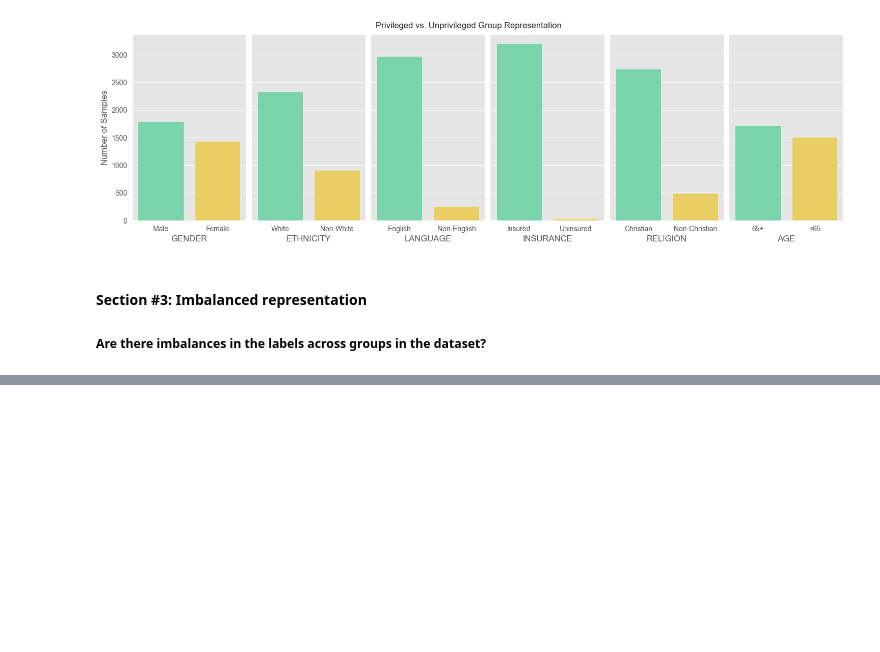
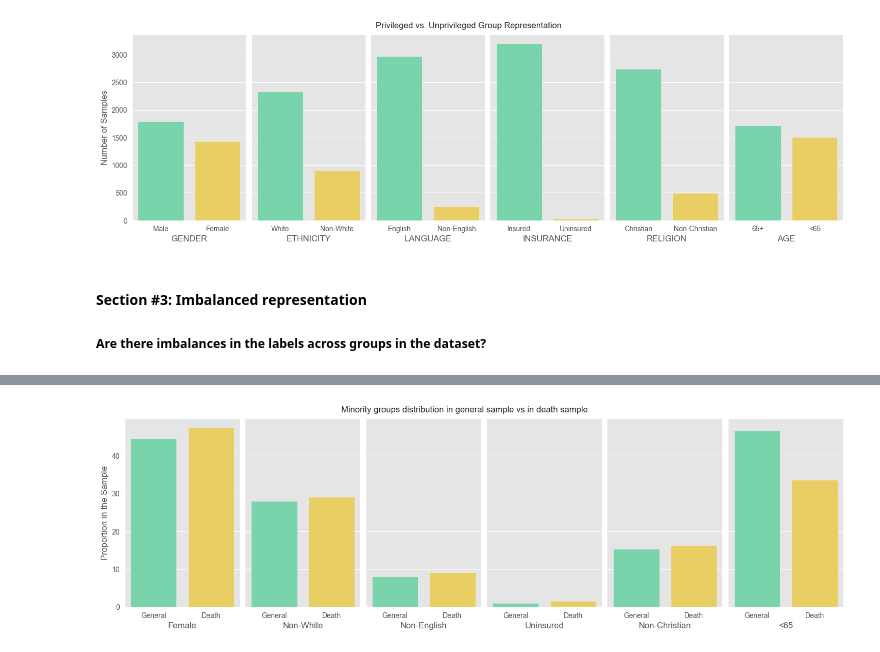
Before and after one commit to eparascho/mimic3-benchmarks, a Jupyter notebook: mimic3fairness/data_bias_quantification.ipynb, the cells around one changed output, grey strips where cells are left out. Saved outputs shown, nothing was run; the diff lists cells and outputs as text; code cells hidden in the pictures; blank space fills up the shorter version.

Commit message:
Eva: final proportional fig. 6

```diff
--- a/mimic3fairness/data_bias_quantification.ipynb
+++ b/mimic3fairness/data_bias_quantification.ipynb
@@ -259,0 +210,20 @@ plt.show()
+# %%
+# the proportion of unprivileged groups in the death sample
+death_df = df.loc[df['Y_TRUE'] == 1]
+
+samples_df = pd.DataFrame(columns=['Class', 'Samples', 'Attribute'])
+for attribute in real_distributions.keys():
+    attribute_df = death_df[attribute].value_counts().reset_index(drop=False)
+    attribute_name = attribute_df.columns[0]
+    attribute_df.rename(columns={attribute_df.columns[0]: 'Class', attribute_df.columns[1]: 'Samples'}, inplace=True)
+    attribute_df['Attribute'] = attribute_name
+    samples_df = pd.concat([samples_df, attribute_df], axis=0)
+samples_df['Label'] = ['Male', 'Female', 'White', 'Non-White', 'English', 'Non-English', 'Insured', 'Uninsured', 'Christian', 'Non-Christian', '65+', '<65']
+
+death_sample_df = pd.DataFrame(columns=['Minority', 'Death Sample'])
+nof_death_sample = samples_df.loc[samples_df['Attribute'] == 'GENDER'].sum()['Samples']
+for minority in minorities:
+    nof_minority = samples_df.loc[samples_df['Label'] == minority]['Samples'].values[0]
+    minority_df =  pd.DataFrame([[minority, nof_minority/nof_death_sample*100]], columns=['Minority', 'Death Sample'])
+    death_sample_df = pd.concat([death_sample_df, minority_df], axis=0)
+death_sample_df
@@ -259,0 +238,9 @@ plt.show()
+# %%
+# merge dataframes na change df format
+plot_df = general_samples_df.merge(death_sample_df, on='Minority', how='left')
+plot_df = pd.concat([plot_df, plot_df.copy()], axis=0, ignore_index=True)
+plot_df.loc[6:11, 'General Sample'] = list(plot_df.loc[0:5, 'Death Sample'])
+plot_df['Sample'] = ['General', 'General', 'General', 'General', 'General', 'General', 'Death', 'Death', 'Death', 'Death', 'Death', 'Death']
+plot_df.drop(columns=['Death Sample'], inplace=True)
+plot_df.rename(columns={'General Sample': 'Values'}, inplace=True)
+plot_df
@@ -259,0 +261,16 @@ plt.show()
+# %%
+# create the plot to visualize the proportions of unprivileged grou[s
+g = sns.catplot(data=plot_df, x="Sample", col="Minority", y="Values", kind='bar', sharex=False, palette=['#6ae2ac', '#ffdb4d'], aspect=.5)
+g.set_titles("{col_name}")
+g.set_ylabels('Proportion in the Sample')
+plt.suptitle("Minority groups distribution in general sample vs in death sample")
+for ax in g.axes.flat[1:]:
+    sns.despine(ax=ax, left=True)
+for ax in g.axes.flat:
+    ax.set_xlabel(ax.get_title())
+    ax.set_title('')
+plt.subplots_adjust(wspace=0.05, bottom=0.2, left=0.06)
+plt.savefig('images/label_imbalances_plot.png', bbox_inches='tight')
+plt.show()
+# %% [output]
+[figure, added]
```
Also changed, not shown: parts of 8 cells of this notebook, 2 other files.
